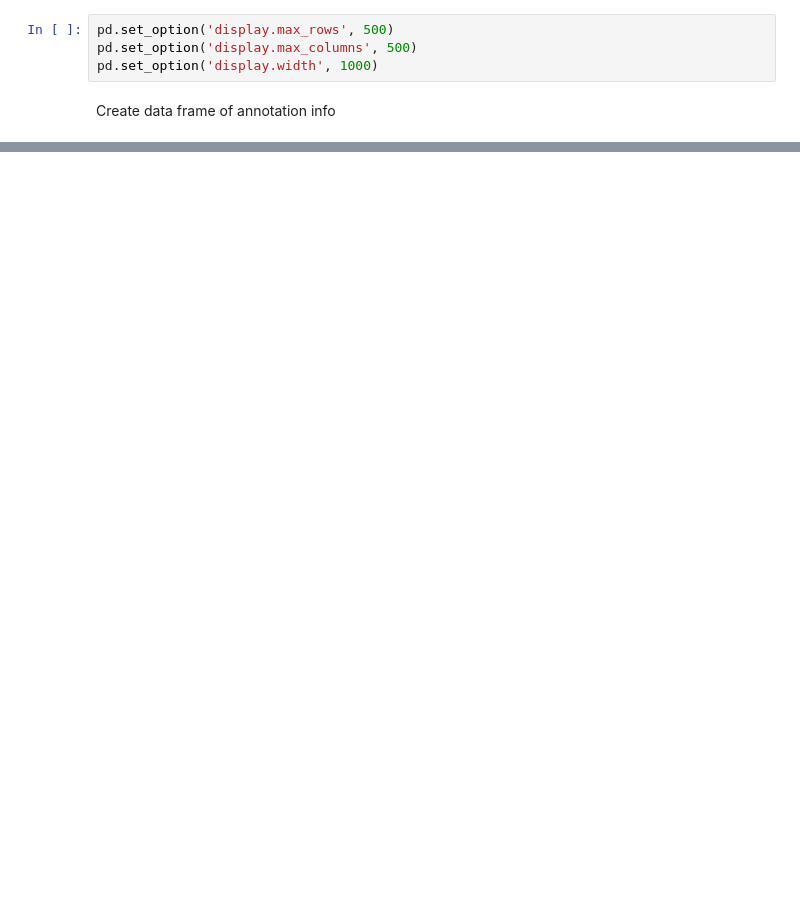
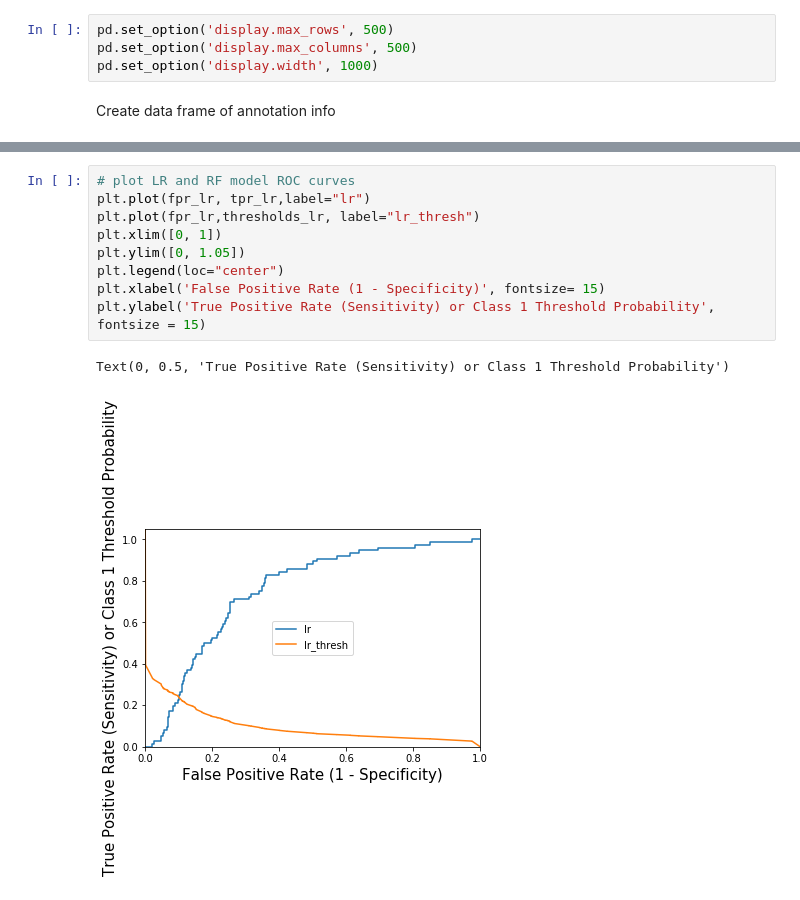
Before and after one commit to grace3999/USV_Python, a Jupyter notebook: Notebooks/xr_Annotations_modeling.ipynb, the cells around one changed output, grey strips where cells are left out. Drawn from its saved outputs; the diff is of its cells as text; blank space fills up the shorter version.

```diff
--- a/Notebooks/xr_Annotations_modeling.ipynb
+++ b/Notebooks/xr_Annotations_modeling.ipynb
@@ -85,0 +152,12 @@ X_train, X_test, y_train, y_test = train_test_split(features_scaled, annot_label
+# %%
+# plot LR and RF model ROC curves
+plt.plot(fpr_lr, tpr_lr,label="lr")
+plt.plot(fpr_lr,thresholds_lr, label="lr_thresh")
+plt.xlim([0, 1])
+plt.ylim([0, 1.05])
+plt.legend(loc="center")
+plt.xlabel('False Positive Rate (1 - Specificity)', fontsize= 15)
+plt.ylabel('True Positive Rate (Sensitivity) or Class 1 Threshold Probability', fontsize = 15)
+# %% [output]
+Text(0, 0.5, 'True Positive Rate (Sensitivity) or Class 1 Threshold Probability')
+[figure, added]
```
Also changed, not shown: parts of 28 cells of this notebook.
